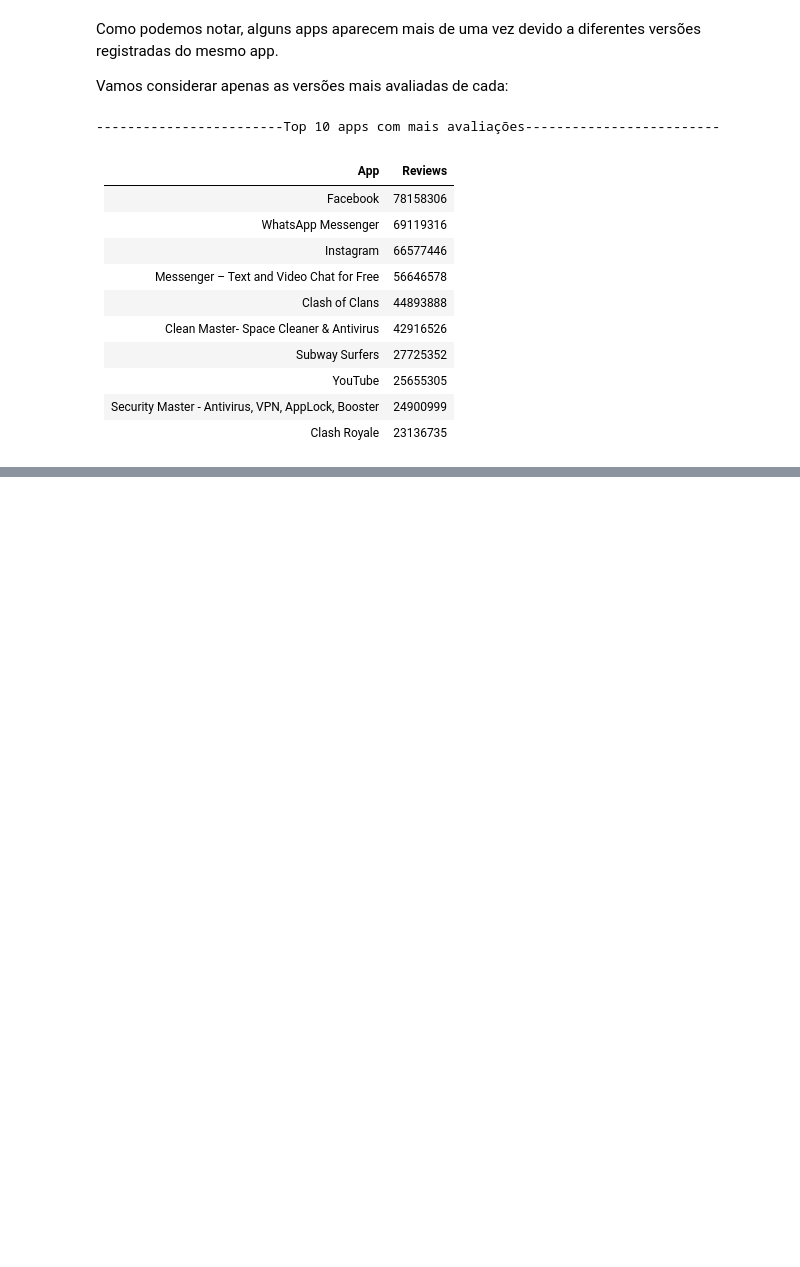
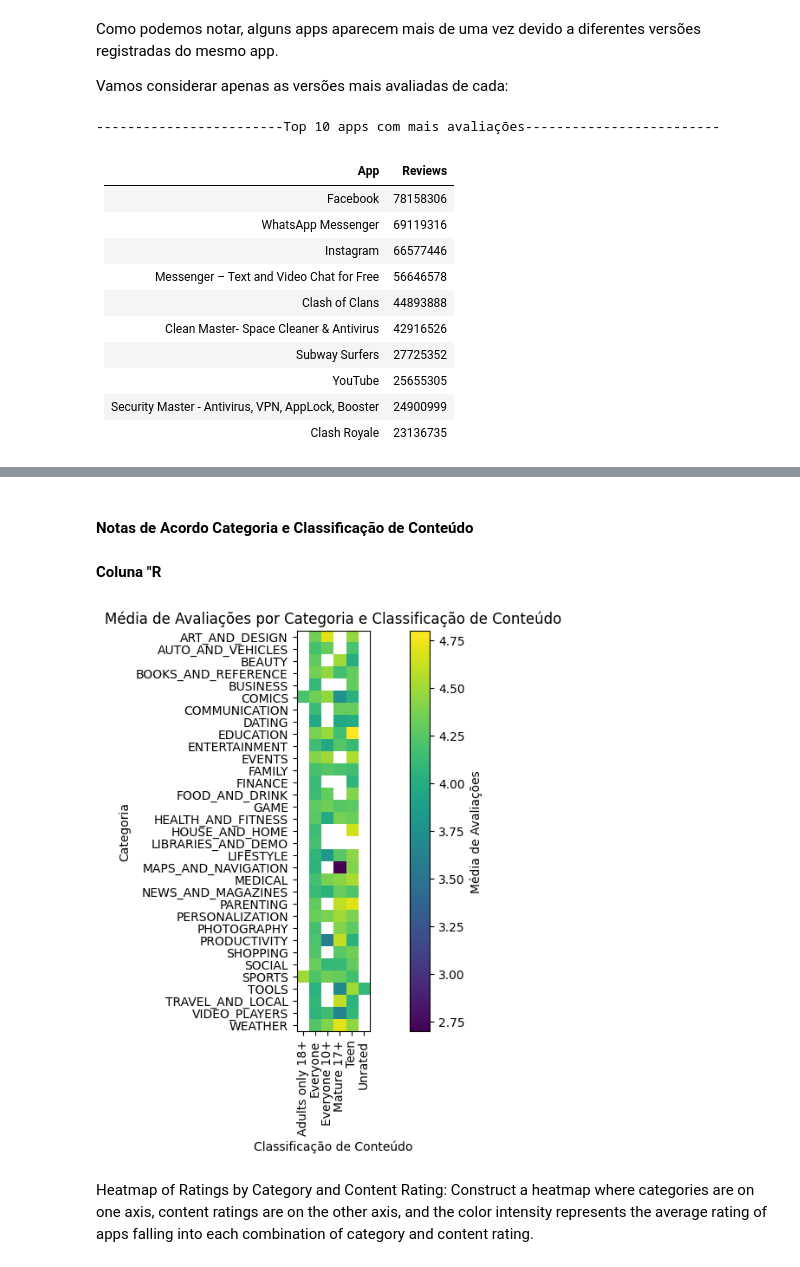
Before and after one commit to GustavCampos/Programa-de-bolsas-Compasso, a Jupyter notebook: Sprint 3/Desafios/Desafio.ipynb, the cells around one changed output, grey strips where cells are left out. Saved outputs shown, nothing was run; the diff lists cells and outputs as text; code cells hidden in the pictures; blank space fills up the shorter version.

```diff
--- a/Sprint 3/Desafios/Desafio.ipynb
+++ b/Sprint 3/Desafios/Desafio.ipynb
@@ -709,0 +602,35 @@ display_df_table(distinct_normalized_reviews_dataframe.sort_values(by=REVIEWS, a
+# %% [markdown]
+#### Notas de Acordo Categoria e Classificação de Conteúdo
+
+#### Coluna "R
+# %%
+valid_category_rating_dataframe = valid_reviews_dataframe[
+    (valid_reviews_dataframe[RATING] >= 1) & (valid_reviews_dataframe[RATING] <= 5)
+].copy(deep=True)
+
+# Cria um dataframe apenas com as colunas "Category", "Rating" e "Content Rating"
+valid_category_content_rating_df = valid_category_rating_dataframe[[CATEGORY, RATING, AGE_RANGE]].dropna()
+
+# Gerando mapa de calor com a média de avaliações por categoria e classificação de conteúdo_____________________
+
+pivot_table = valid_category_content_rating_df.pivot_table(
+    index=CATEGORY, columns=AGE_RANGE, values=RATING, aggfunc='mean'
+)
+
+plt.figure(figsize=(12, 6))
+plt.imshow(pivot_table, cmap='viridis', interpolation='nearest')
+
+plt.xlabel('Classificação de Conteúdo')
+plt.ylabel('Categoria')
+plt.title('Média de Avaliações por Categoria e Classificação de Conteúdo')
+
+plt.colorbar(label='Média de Avaliações')
+
+plt.xticks(range(len(pivot_table.columns)), pivot_table.columns, rotation=90)
+plt.yticks(range(len(pivot_table.index)), pivot_table.index)
+
+plt.show()
+# %% [output]
+[figure, added]
+# %% [markdown]
+Heatmap of Ratings by Category and Content Rating: Construct a heatmap where categories are on one axis, content ratings are on the other axis, and the color intensity represents the average rating of apps falling into each combination of category and content rating.
```
Also changed, not shown: parts of 42 cells of this notebook.
